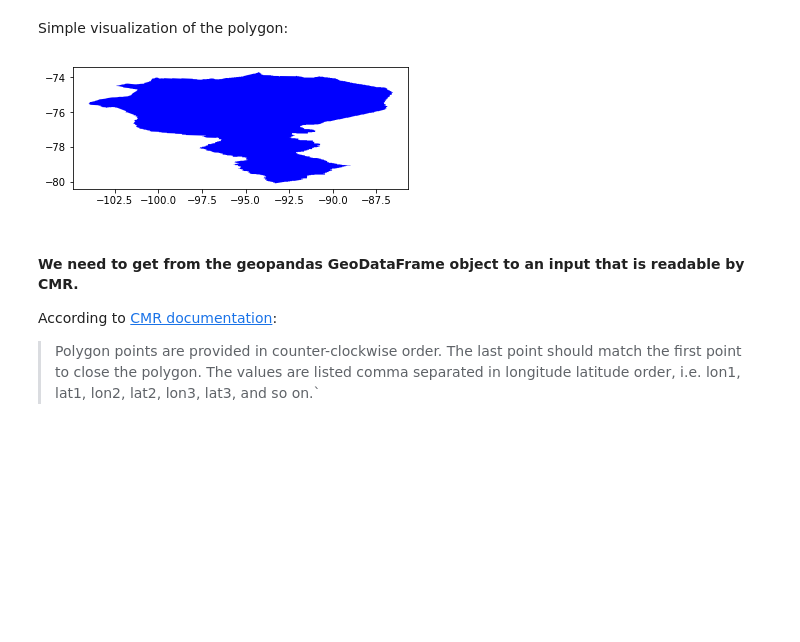
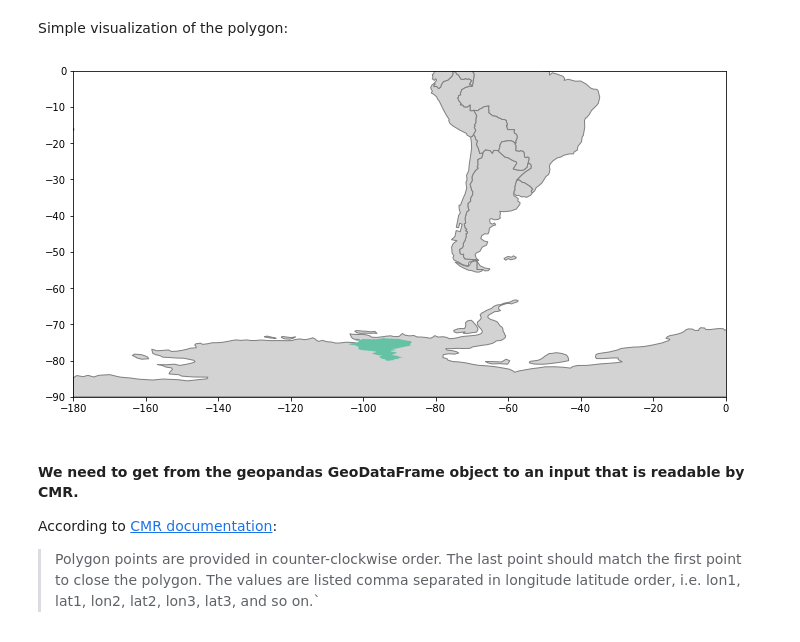
Before and after one commit to ICESAT-2HackWeek/data-access, a Jupyter notebook: notebooks/NSIDC DAAC ICESat-2 Customize and Access-rendered.ipynb, the cells around one changed output. Drawn from its saved outputs; the diff is of its cells as text; code cells hidden in the pictures; blank space fills up the shorter version.

```diff
--- a/notebooks/NSIDC DAAC ICESat-2 Customize and Access-rendered.ipynb
+++ b/notebooks/NSIDC DAAC ICESat-2 Customize and Access-rendered.ipynb
@@ -259,13 +262,18 @@ kml_filepath = str('/home/jovyan/data-access/pine_island_glims/glims_polygons.km
 gdf = gpd.read_file(kml_filepath)
 # %% [markdown]
 Simple visualization of the polygon:
-# %%
-#render figure in notebook
-%matplotlib inline
-
-polygon_plot = gdf.plot(color='blue')
-# %% [output]
-[figure, removed]
+# %%
+# Load "Natural Earth” countries dataset, bundled with GeoPandas
+world = gpd.read_file(gpd.datasets.get_path('naturalearth_lowres'))
+
+# Overlay glacier outline
+f, ax = plt.subplots(1, figsize=(12, 6))
+world.plot(ax=ax, facecolor='lightgray', edgecolor='gray')
+gdf.plot(ax=ax, cmap='Set2')
+ax.set_ylim([-90, 0])
+ax.set_xlim([-180,0]);
+# %% [output]
+[figure, added]
 # %% [markdown]
 #### We need to get from the geopandas GeoDataFrame object to an input that is readable by CMR.
 
```
Also changed, not shown: parts of 31 cells of this notebook, 1 other file.
